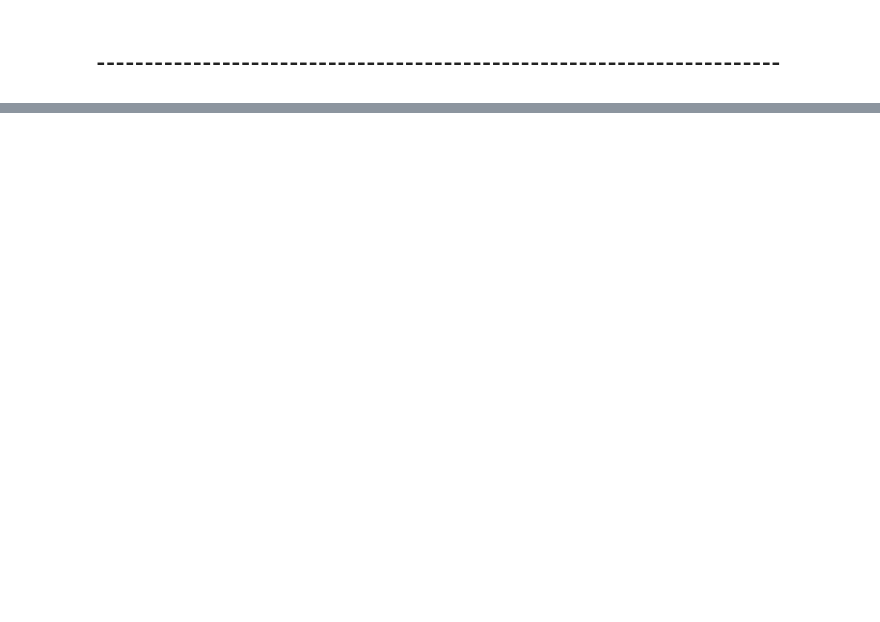
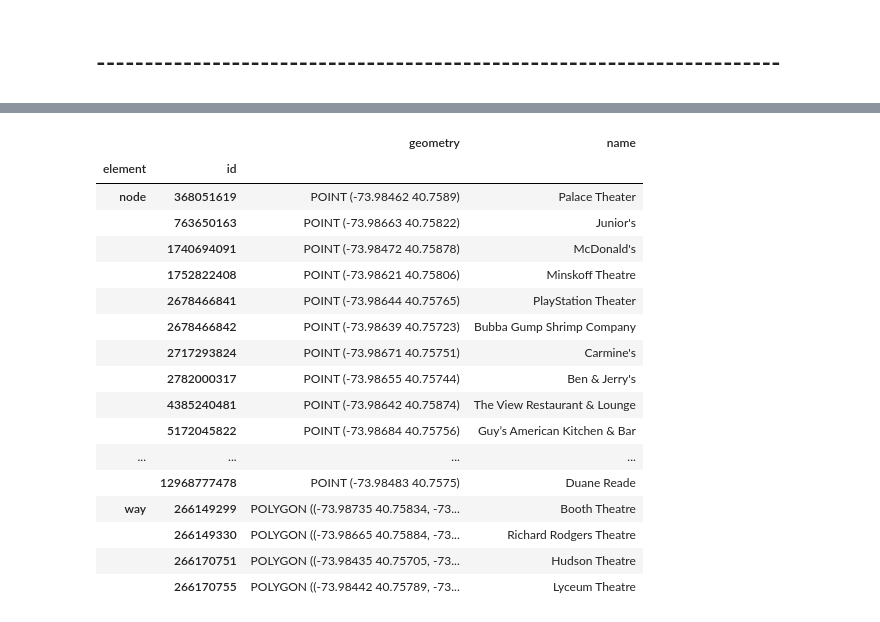
Before and after one commit to EtzionR/LM4GeoAI, a Jupyter notebook: Geo_LLM_Agents.ipynb, the cells around one changed output, grey strips where cells are left out. Saved outputs shown, nothing was run; the diff lists cells and outputs as text; code cells hidden in the pictures; blank space fills up the shorter version.

```diff
--- a/Geo_LLM_Agents.ipynb
+++ b/Geo_LLM_Agents.ipynb
@@ -306,0 +351,25 @@ fmap
+# %%
+point = (40.75805, -73.985716)
+
+options = ox.features.features_from_point(center_point = point, dist=100, tags = {'amenity':True})[['geometry','name']].dropna().drop_duplicates()
+
+options
+# %% [output]
+|  |  | geometry | name |
+| element | id |  |  |
+| node | 368051619 | POINT (-73.98462 40.7589) | Palace Theater |
+|  | 763650163 | POINT (-73.98663 40.75822) | Junior's |
+|  | 1740694091 | POINT (-73.98472 40.75878) | McDonald's |
+|  | 1752822408 | POINT (-73.98621 40.75806) | Minskoff Theatre |
+|  | 2678466841 | POINT (-73.98644 40.75765) | PlayStation Theater |
+|  | 2678466842 | POINT (-73.98639 40.75723) | Bubba Gump Shrimp Company |
+|  | 2717293824 | POINT (-73.98671 40.75751) | Carmine's |
+|  | 2782000317 | POINT (-73.98655 40.75744) | Ben & Jerry's |
+|  | 4385240481 | POINT (-73.98642 40.75874) | The View Restaurant & Lounge |
+|  | 5172045822 | POINT (-73.98684 40.75756) | Guy’s American Kitchen & Bar |
+| ... | ... | ... | ... |
+|  | 12968777478 | POINT (-73.98483 40.7575) | Duane Reade |
+| way | 266149299 | POLYGON ((-73.98735 40.75834, -73... | Booth Theatre |
+|  | 266149330 | POLYGON ((-73.98665 40.75884, -73... | Richard Rodgers Theatre |
+|  | 266170751 | POLYGON ((-73.98435 40.75705, -73... | Hudson Theatre |
+|  | 266170755 | POLYGON ((-73.98442 40.75789, -73... | Lyceum Theatre |
```
Also changed, not shown: parts of 9 cells of this notebook.
